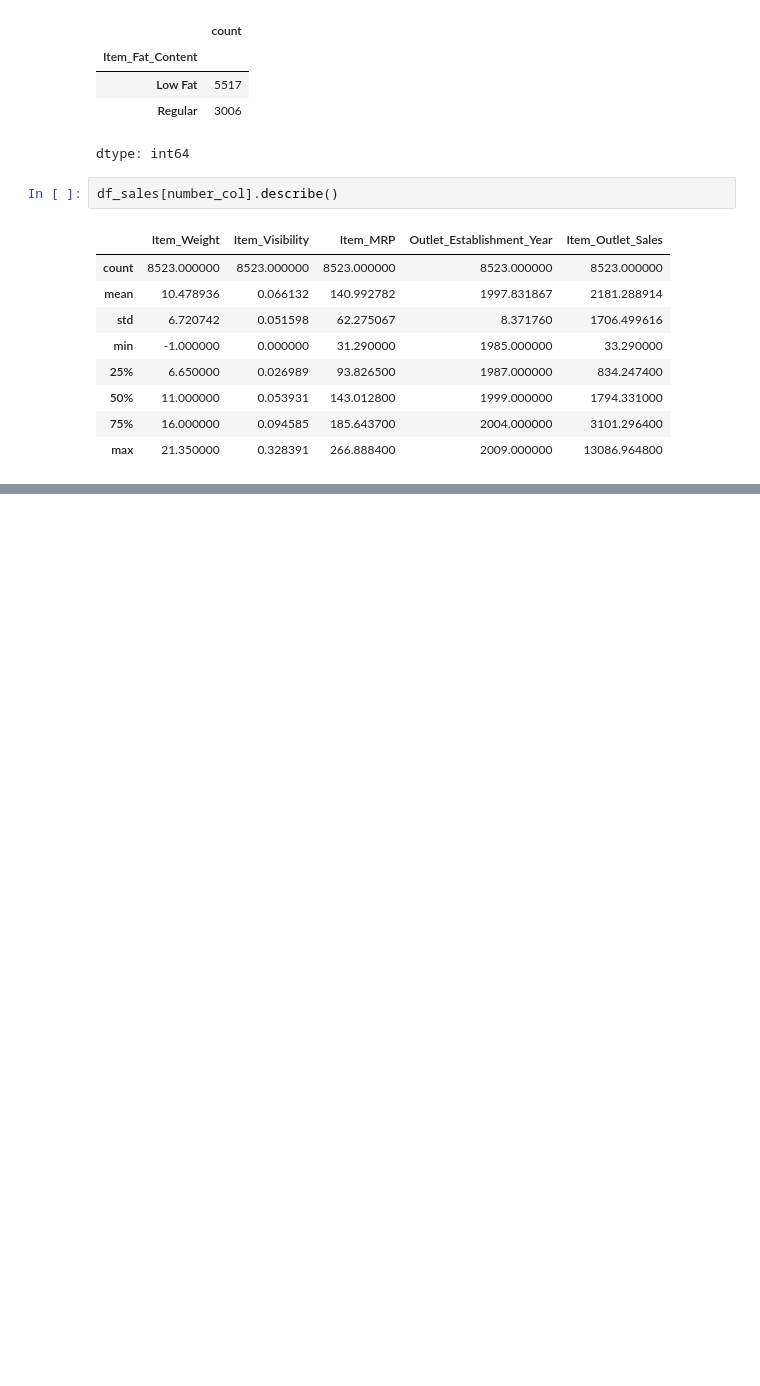
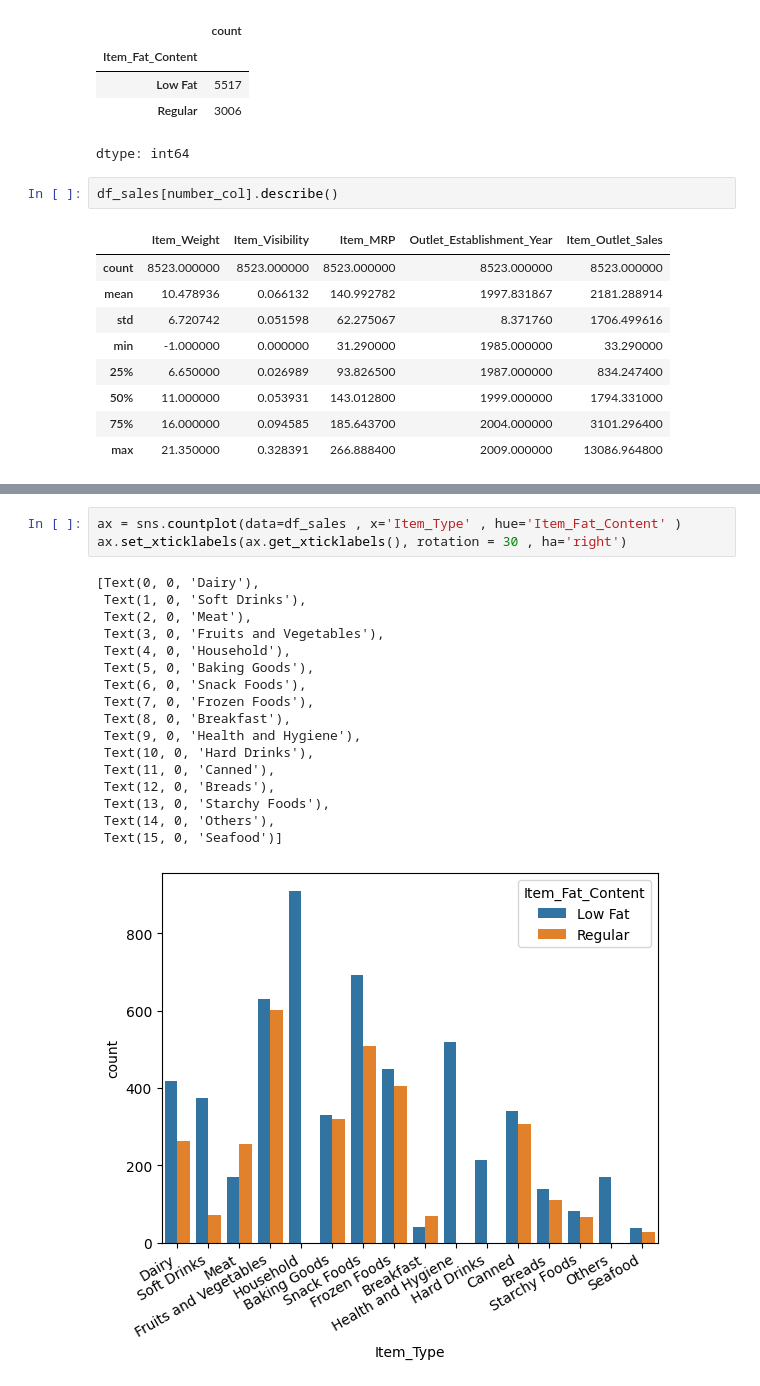
Before and after one commit to mshurafa/Prediction-of-Product-Sales, a Jupyter notebook: Project_1_Part_2.ipynb, the cells around one changed output, grey strips where cells are left out. Cells and saved outputs as stored; diff of their text form; blank space fills up the shorter version.

```diff
--- a/Project_1_Part_2.ipynb
+++ b/Project_1_Part_2.ipynb
@@ -183,0 +246,21 @@ df_sales[number_col].describe()
+# %%
+ax = sns.countplot(data=df_sales , x='Item_Type' , hue='Item_Fat_Content' )
+ax.set_xticklabels(ax.get_xticklabels(), rotation = 30 , ha='right')
+# %% [output]
+[Text(0, 0, 'Dairy'),
+ Text(1, 0, 'Soft Drinks'),
+ Text(2, 0, 'Meat'),
+ Text(3, 0, 'Fruits and Vegetables'),
+ Text(4, 0, 'Household'),
+ Text(5, 0, 'Baking Goods'),
+ Text(6, 0, 'Snack Foods'),
+ Text(7, 0, 'Frozen Foods'),
+ Text(8, 0, 'Breakfast'),
+ Text(9, 0, 'Health and Hygiene'),
+ Text(10, 0, 'Hard Drinks'),
+ Text(11, 0, 'Canned'),
+ Text(12, 0, 'Breads'),
+ Text(13, 0, 'Starchy Foods'),
+ Text(14, 0, 'Others'),
+ Text(15, 0, 'Seafood')]
+[figure, added]
```
Also changed, not shown: parts of 9 cells of this notebook.
